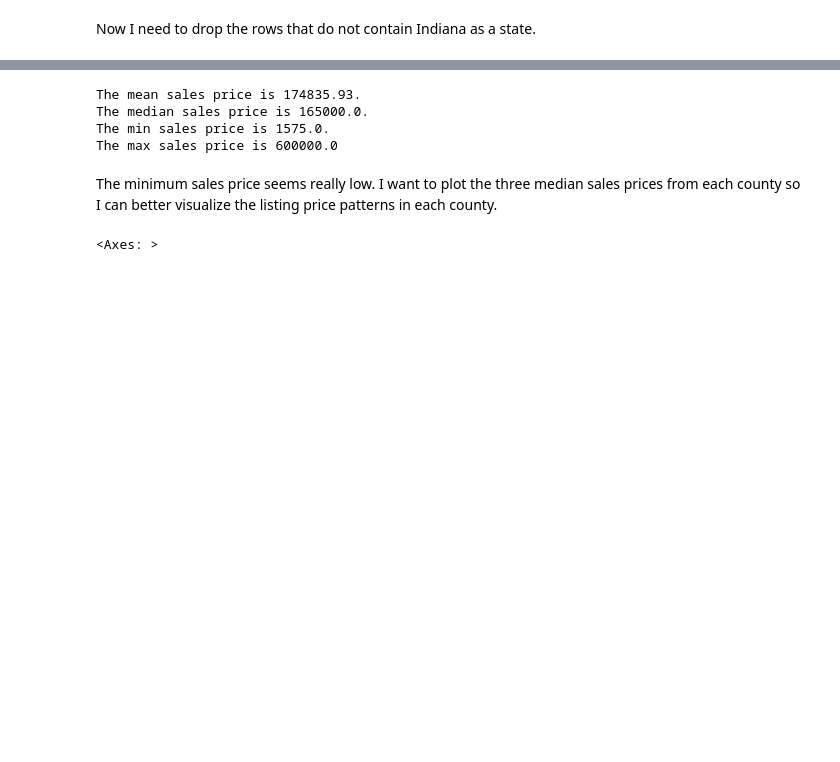
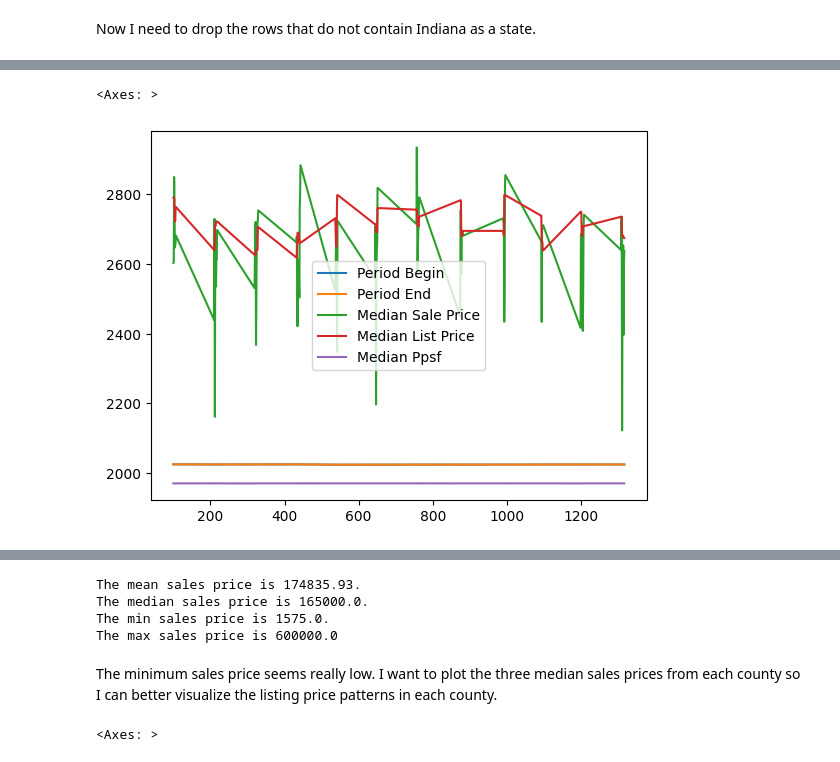
Before and after one commit to RachTheRad/SoIN_Housing_Analysis, a Jupyter notebook: HouAna_Capstone.ipynb, the cells around one changed output, grey strips where cells are left out. Cells and saved outputs as stored; diff of their text form; code cells hidden in the pictures; blank space fills up the shorter version.

```diff
--- a/HouAna_Capstone.ipynb
+++ b/HouAna_Capstone.ipynb
@@ -845,0 +840,5 @@ display(bcf_transposed)
+# %%
+#it's an object, not datetime
+#change to datetime
+bart_clark_floyd_cleaned['Period Begin'] = pd.to_datetime(bart_clark_floyd_cleaned['Period Begin'], format='%m/%d/%Y')
+bart_clark_floyd_cleaned
@@ -845,0 +859,3 @@ display(bcf_transposed)
+# %%
+bart_clark_floyd_cleaned['Period End'] = pd.to_datetime(bart_clark_floyd_cleaned['Period End'], format='%m/%d/%Y')
+bart_clark_floyd_cleaned
@@ -845,0 +878,8 @@ display(bcf_transposed)
+# %%
+# renaming bart_clark_floyd_cleaned, because it's long and clunky
+bcf_cleaned = bart_clark_floyd_cleaned
+
+# Filter data between two dates
+filtered_bcf = bcf_cleaned.loc[(bcf_cleaned['Period Begin'] >= '2024-02-01')]
+
+filtered_bcf
@@ -845,0 +900,6 @@ display(bcf_transposed)
+# %%
+#visualize the data
+filtered_bcf.plot()
+# %% [output]
+<Axes: >
+[figure, added]
```
Also changed, not shown: parts of 17 cells of this notebook.
